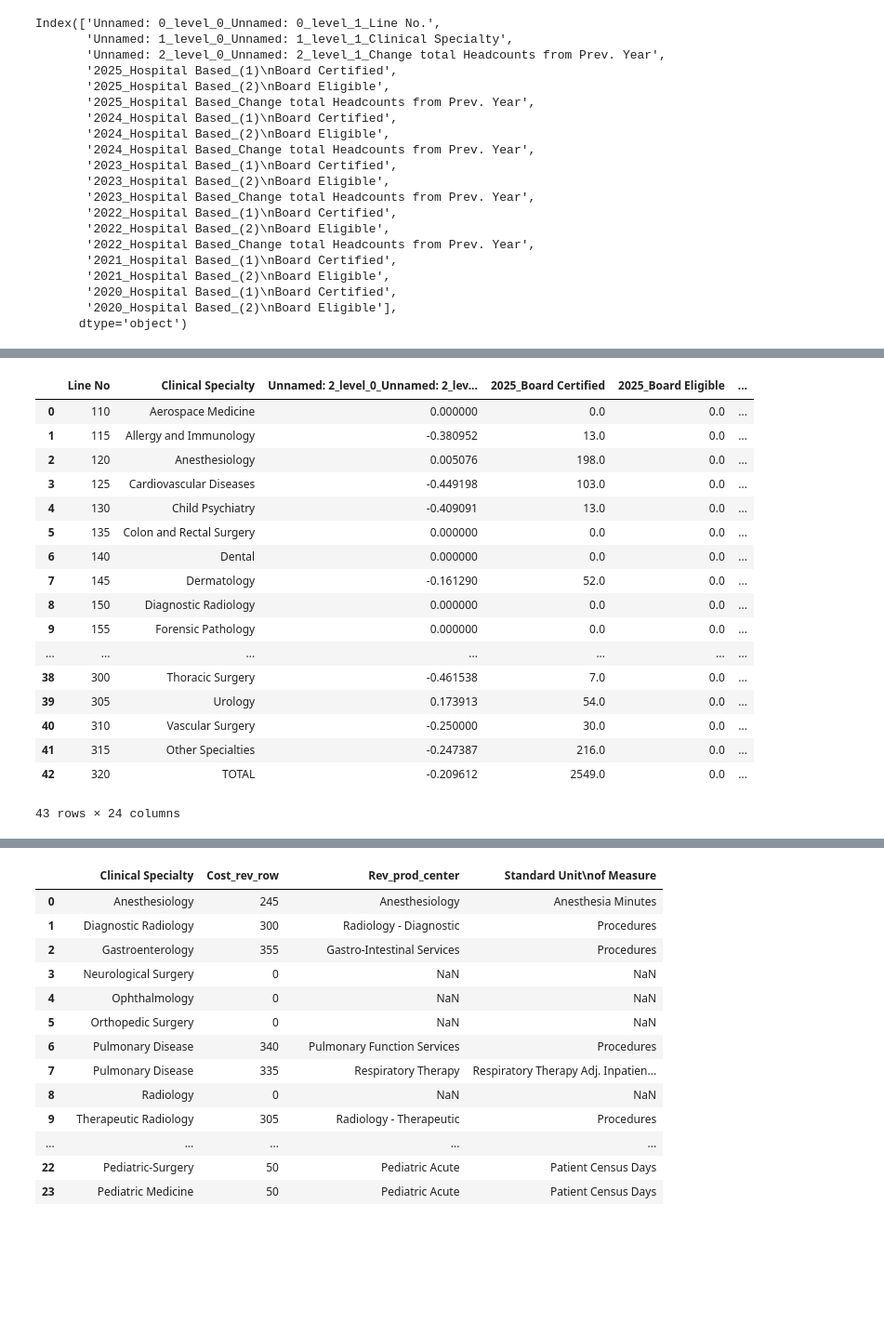
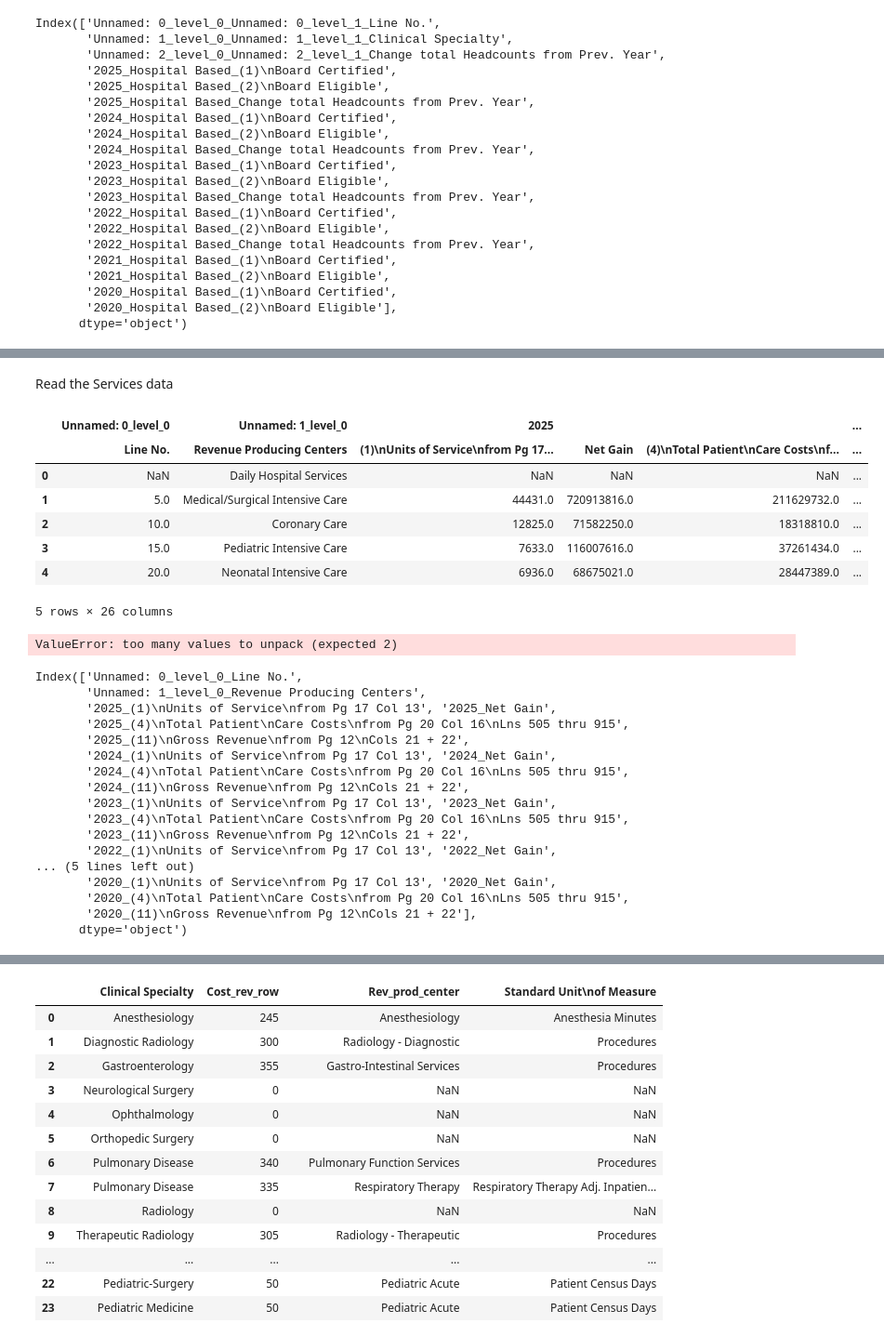
Before and after one commit to tougheye/Data_processing, a Jupyter notebook: Doctor_workload_analysis.ipynb, the cells around one changed output, grey strips where cells are left out. Shown at 93% size. Saved outputs shown, nothing was run; the diff lists cells and outputs as text; code cells hidden in the pictures; blank space fills up the shorter version.

```diff
--- a/Doctor_workload_analysis.ipynb
+++ b/Doctor_workload_analysis.ipynb
@@ -113,24 +80,0 @@ doc_headcount_df
-# %%
-for year in range(2025, 2020, -1):
-  doc_headcount_df[f"{year}_Total_Hosp_doc"] = doc_headcount_df[f"{year}_Board Certified"] + doc_headcount_df[f"{year}_Board Eligible"]
-
-doc_headcount_df
-# %% [output]
-|  | Line No | Clinical Specialty | Unnamed: 2_level_0_Unnamed: 2_lev... | 2025_Board Certified | 2025_Board Eligible | ... |
-| 0 | 110 | Aerospace Medicine | 0.000000 | 0.0 | 0.0 | ... |
-| 1 | 115 | Allergy and Immunology | -0.380952 | 13.0 | 0.0 | ... |
-| 2 | 120 | Anesthesiology | 0.005076 | 198.0 | 0.0 | ... |
-| 3 | 125 | Cardiovascular Diseases | -0.449198 | 103.0 | 0.0 | ... |
-| 4 | 130 | Child Psychiatry | -0.409091 | 13.0 | 0.0 | ... |
-| 5 | 135 | Colon and Rectal Surgery | 0.000000 | 0.0 | 0.0 | ... |
-| 6 | 140 | Dental | 0.000000 | 0.0 | 0.0 | ... |
-| 7 | 145 | Dermatology | -0.161290 | 52.0 | 0.0 | ... |
-| 8 | 150 | Diagnostic Radiology | 0.000000 | 0.0 | 0.0 | ... |
-| 9 | 155 | Forensic Pathology | 0.000000 | 0.0 | 0.0 | ... |
-| ... | ... | ... | ... | ... | ... | ... |
-| 38 | 300 | Thoracic Surgery | -0.461538 | 7.0 | 0.0 | ... |
-| 39 | 305 | Urology | 0.173913 | 54.0 | 0.0 | ... |
-| 40 | 310 | Vascular Surgery | -0.250000 | 30.0 | 0.0 | ... |
-| 41 | 315 | Other Specialties | -0.247387 | 216.0 | 0.0 | ... |
-| 42 | 320 | TOTAL | -0.209612 | 2549.0 | 0.0 | ... |
-43 rows × 24 columns
@@ -139,2 +85,40 @@ category_details = pd.read_excel("/content/Cost_rept_comp_categories.xlsx")
 # %%
 category_details['Cost_rev_row'] = category_details['Cost_rev_row'].fillna(0).astype(int)
+# %% [markdown]
+Read the Services data
+# %%
+service_unit_df = cost_report_file.parse(file_tabs[2], header=[0,1])
+service_unit_df.head()
+# %% [output]
+|  | Unnamed: 0_level_0 | Unnamed: 1_level_0 | 2025 |  |  | ... |
+|  | Line No. | Revenue Producing Centers | (1)\nUnits of Service\nfrom Pg 17... | Net Gain | (4)\nTotal Patient\nCare Costs\nf... | ... |
+| 0 | NaN | Daily Hospital Services | NaN | NaN | NaN | ... |
+| 1 | 5.0 | Medical/Surgical Intensive Care | 44431.0 | 720913816.0 | 211629732.0 | ... |
+| 2 | 10.0 | Coronary Care | 12825.0 | 71582250.0 | 18318810.0 | ... |
+| 3 | 15.0 | Pediatric Intensive Care | 7633.0 | 116007616.0 | 37261434.0 | ... |
+| 4 | 20.0 | Neonatal Intensive Care | 6936.0 | 68675021.0 | 28447389.0 | ... |
+5 rows × 26 columns
+# %%
+service_unit_df.columns = [f"{year}_{cat}" for year, cat in service_unit_df.columns]
+# %% [output]
+ValueError: too many values to unpack (expected 2)
+# %%
+service_unit_df.columns
+# %% [output]
+Index(['Unnamed: 0_level_0_Line No.',
+       'Unnamed: 1_level_0_Revenue Producing Centers',
+       '2025_(1)\nUnits of Service\nfrom Pg 17 Col 13', '2025_Net Gain',
+       '2025_(4)\nTotal Patient\nCare Costs\nfrom Pg 20 Col 16\nLns 505 thru 915',
+       '2025_(11)\nGross Revenue\nfrom Pg 12\nCols 21 + 22',
+       '2024_(1)\nUnits of Service\nfrom Pg 17 Col 13', '2024_Net Gain',
+       '2024_(4)\nTotal Patient\nCare Costs\nfrom Pg 20 Col 16\nLns 505 thru 915',
+       '2024_(11)\nGross Revenue\nfrom Pg 12\nCols 21 + 22',
+       '2023_(1)\nUnits of Service\nfrom Pg 17 Col 13', '2023_Net Gain',
+       '2023_(4)\nTotal Patient\nCare Costs\nfrom Pg 20 Col 16\nLns 505 thru 915',
+       '2023_(11)\nGross Revenue\nfrom Pg 12\nCols 21 + 22',
+       '2022_(1)\nUnits of Service\nfrom Pg 17 Col 13', '2022_Net Gain',
+... (5 lines left out)
+       '2020_(1)\nUnits of Service\nfrom Pg 17 Col 13', '2020_Net Gain',
+       '2020_(4)\nTotal Patient\nCare Costs\nfrom Pg 20 Col 16\nLns 505 thru 915',
+       '2020_(11)\nGross Revenue\nfrom Pg 12\nCols 21 + 22'],
+      dtype='object')
```
Also changed, not shown: parts of 10 cells of this notebook.
